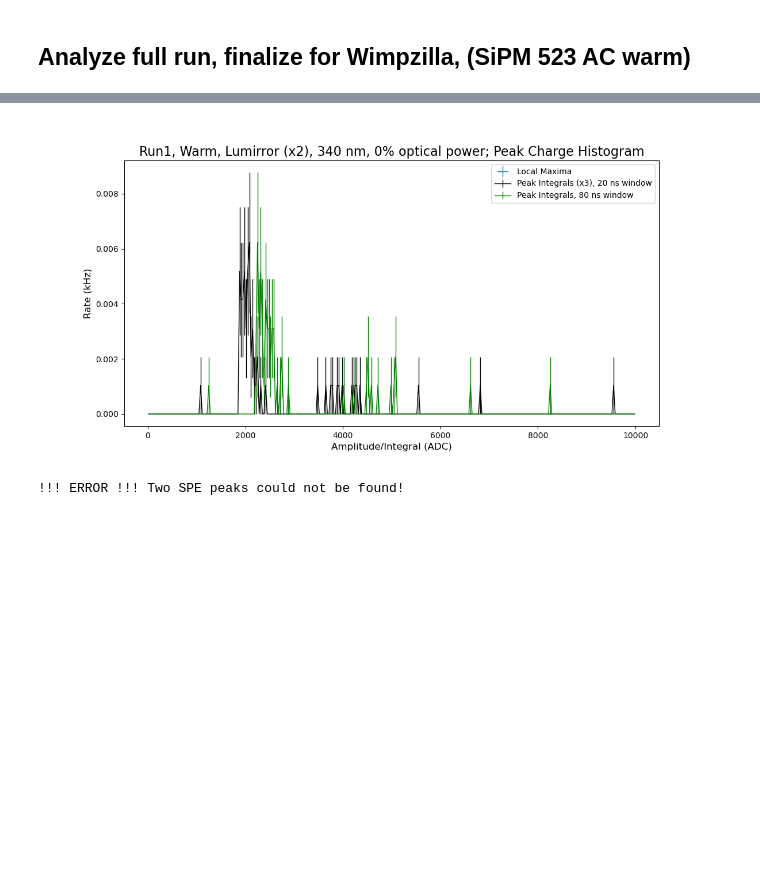
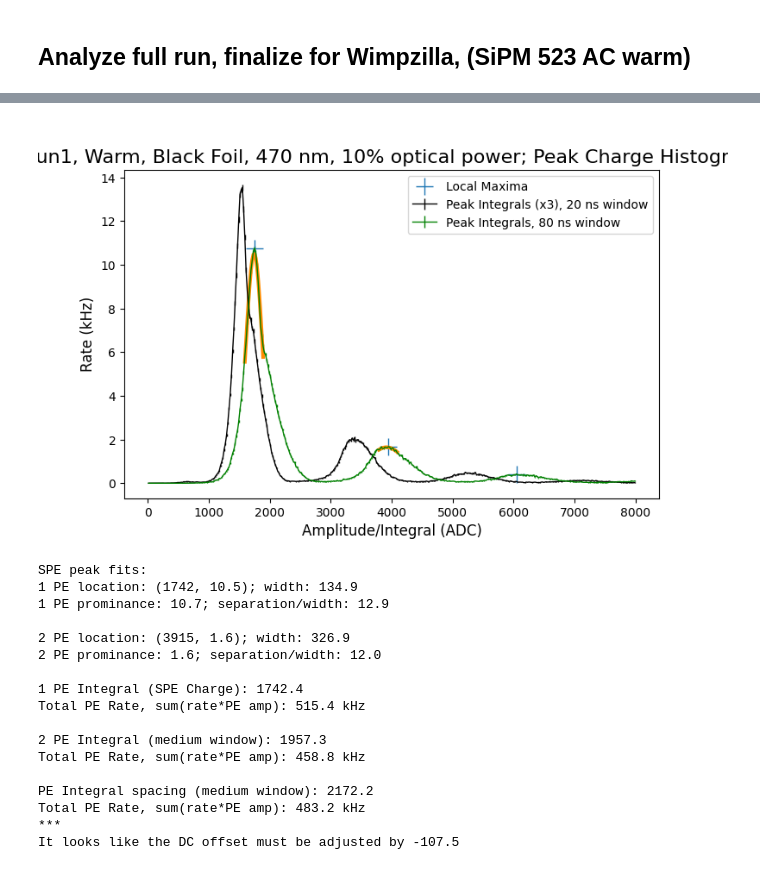
Before and after one commit to peckalec/dm-lab, a Jupyter notebook: REFLECT/SiPM_Analysis.ipynb, the cells around one changed output, grey strips where cells are left out. Drawn from its saved outputs; the diff is of its cells as text; code cells hidden in the pictures; blank space fills up the shorter version.

Commit message:
pool multi-processing repaired and added work-around for Windows 10 machines

```diff
--- a/REFLECT/SiPM_Analysis.ipynb
+++ b/REFLECT/SiPM_Analysis.ipynb
@@ -1330,10 +1283,11 @@ print(f"Total PE Rate, sum(rate*PE amp): {sum(intpks_m*(amplitude-amplitude_offs
 # %% [markdown]
 ## Analyze full run, finalize for Wimpzilla, (SiPM 523 AC warm)
 # %%
+#### WARNING: multi-processing package has error on Windows 10.  IF you run this cell on on a Windows 10 machine, you will need to restart the kernel.  Use the cell below instead.
 #### Input selected parameters from above
 
 # cell for determining myset parameters: want this to be fully automatic once parameters are known
-myset = "run1_warm_black"#"s523_hiletgo_55V_fullpower"
+myset = "run1_warm"#"s523_hiletgo_55V_fullpower"
 material="Lumirror (x2)"
 wavelength="340"
 #inputfile=uproot.open("../../REFLECT/run1/LN2/output2192.root")
@@ -2075,12 +2049,12 @@ plt.show()
 #### Input selected parameters from above
 
 # cell for determining myset parameters: want this to be fully automatic once parameters are known
-myset = "run1_cold_0"
-material="Lumirror (x2)"
-wavelength="340"
-run_number = 2182
-start_run = 2182
-inputfile=uproot.open(f"../../REFLECT/run1/LN2/output{run_number}.root")
+myset = "run1_cold_non0"
+material="Black Foil"
+wavelength="470"
+run_number = 2509
+start_run = 2506
+inputfile=uproot.open(f"../../REFLECT/sipm523/output{run_number}.root")
 #inputfile=uproot.open("../../REFLECT/darkcounts/sipm521/output1921.root")
 totsamples = int(inputfile.keys()[-1][10:-21])
 #totsamples = 1000
@@ -2124,7 +2098,7 @@ elif (myset == "run1_cold_non0"):
     rawpwidth = 3
     rawpprom = 300
     pwidth = 3
-    pprom = 600
+    pprom = 1000
     mybins = 300
     mybinrange = (0,10000)
     myreduction = 3
@@ -2135,19 +2109,19 @@ elif (myset == "run1_cold_0"):
     rawpwidth = 3
     rawpprom = 300
     pwidth = 3
-    pprom = 600
-    mybins = 150
+    pprom = 1000
+    mybins = 300
     mybinrange = (0,10000)
     myreduction = 3
 
 tic()
 print("Analyzing zero offset...")
 mypool = Pool()
-    if (myset == "run1_cold_0"):
-        zero_results = mypool.map(analyze_sample_zero_depressed,inputfile.keys()[:1000])
-        zeroresultarray = np.array(zero_results)
-        DCoff = np.mean(zeroresultarray[zeroresultarray==zeroresultarray])
-        print(f"Estimated DC offset: {DCoff}")
+if (myset == "run1_cold_0"):
+    zero_results = mypool.map(analyze_sample_zero_depressed,inputfile.keys()[:1000])
+    zeroresultarray = np.array(zero_results)
+    DCoff = np.mean(zeroresultarray[zeroresultarray==zeroresultarray])
+    print(f"Estimated DC offset: {DCoff}")
 else:
     zero_results = mypool.map(analyze_sample_zero,inputfile.keys())
     toc()
@@ -2232,7 +2326,7 @@ plt.errorbar(amplitude, intpks_m, yerr=np.sqrt(intpks_m*10/totsamples),
 
 #peaks2,props2 = find_peaks(intpks_s,height=0,width=5,prominence=1,distance=5)
 SPEcharge = amplitude[np.argmax(intpks_m)]
-peaks2,props2 = find_peaks(intpks_m,height=0,width=5,prominence=1,distance=5)
+peaks2,props2 = find_peaks(intpks_m,height=0,width=3,prominence=0.1,distance=20)
 
 plt.plot(amplitude[peaks2],intpks_m[peaks2],linestyle="",marker="+",markersize=15,label="Local Maxima")
 
@@ -2261,35 +2355,51 @@ else:
     plt.xlabel("Amplitude/Integral (ADC)", size=12)
     plt.ylabel("Rate (kHz)", size=12)
     plt.show()
 
     SPEcharge_peak1 = fit1[0]
     SPEcharge_peak2 = fit2[0]/2
     SPEpeakmin = min(intpks_m[peaks2[0]:peaks2[1]])
     SPEcharge_peakdiff = fit2[0]-fit1[0]
     amplitude_offset = fit1[0]-SPEcharge_peakdiff
 
     print(f"SPE peak fits: \n\
 1 PE location: ({fit1[0]:.0f}, {fit1[2]:.1f}); width: {fit1[1]:.1f}\n\
 1 PE prominance: {intpks_m[peaks2[0]]-SPEpeakmin:.1f}; separation/width: {fit1[0]/fit1[1]:.1f}\n\n\
 2 PE location: ({fit2[0]:.0f}, {fit2[2]:.1f}); width: {fit2[1]:.1f}\n\
 2 PE prominance: {intpks_m[peaks2[1]]-SPEpeakmin:.1f}; separation/width: {fit2[0]/fit2[1]:.1f}")
 
     print(f"\n1 PE Integral (SPE Charge): {SPEcharge_peak1:.1f}")
     print(f"Total PE Rate, sum(rate*PE amp): {sum(intpks_m*amplitude)/SPEcharge_peak1:.1f} kHz\n")
 
     print(f"2 PE Integral (medium window): {SPEcharge_peak2:.1f}")
     print(f"Total PE Rate, sum(rate*PE amp): {sum(intpks_m*amplitude)/SPEcharge_peak2:.1f} kHz\n")
 
     print(f"PE Integral spacing (medium window): {SPEcharge_peakdiff:.1f}")
     print(f"Total PE Rate, sum(rate*PE amp): {sum(intpks_m*(amplitude-amplitude_offset))/SPEcharge_peakdiff:.1f} kHz\n***")
 
 
     print(f"It looks like the DC offset must be adjusted by {(SPEcharge_peak1-SPEcharge_peakdiff)/mywindow[1]:.1f}")
 
     # at this point, we are done; finish adjusting parameters, then run with a single window
 # %% [output]
-[figure, old version]
+[figure, new version]
-!!! ERROR !!! Two SPE peaks could not be found!
+SPE peak fits:
+1 PE location: (1742, 10.5); width: 134.9
+1 PE prominance: 10.7; separation/width: 12.9
+
+2 PE location: (3915, 1.6); width: 326.9
+2 PE prominance: 1.6; separation/width: 12.0
+
+1 PE Integral (SPE Charge): 1742.4
+Total PE Rate, sum(rate*PE amp): 515.4 kHz
+
+2 PE Integral (medium window): 1957.3
+Total PE Rate, sum(rate*PE amp): 458.8 kHz
+
+PE Integral spacing (medium window): 2172.2
+Total PE Rate, sum(rate*PE amp): 483.2 kHz
+***
+It looks like the DC offset must be adjusted by -107.5
 # %%
 plt.close()
 #rawpks_s, bins, bars = plt.hist(np.concatenate(rawpeaks),weights=[integral_period/totsamples]*len(np.concatenate(rawpeaks)),bins=mybins,range=myrange,histtype="step",label="Raw Peak Amplitudes",color='black')
```
Also changed, not shown: parts of 41 cells of this notebook.
